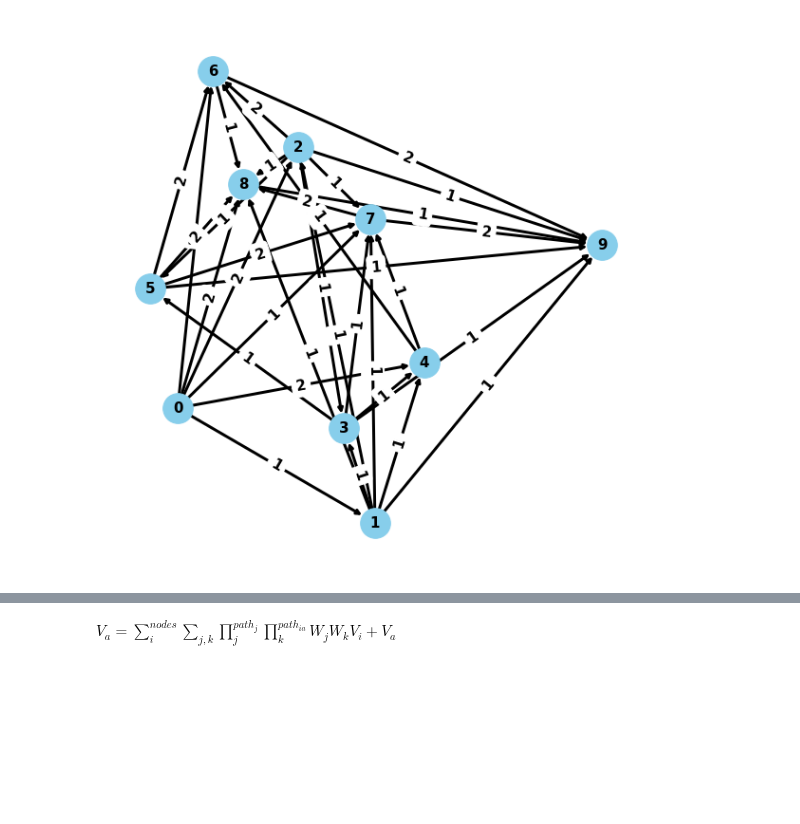
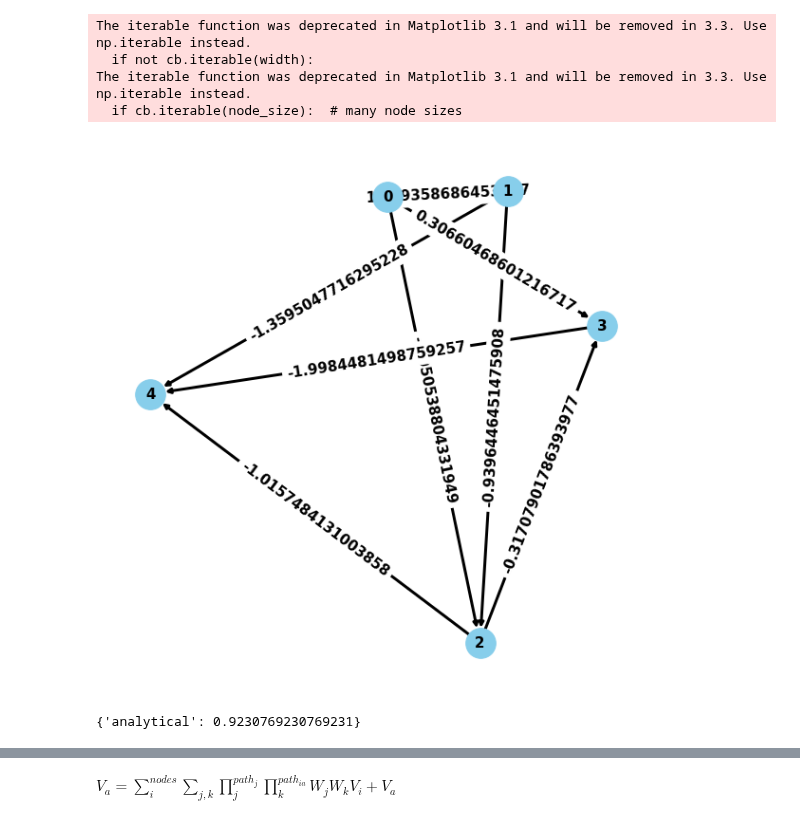
Before and after one commit to JakobSchauser/MscPhysics, a Jupyter notebook: PUK/Code/dag.ipynb, the cells around one changed output, grey strips where cells are left out. Saved outputs shown, nothing was run; the diff lists cells and outputs as text; code cells hidden in the pictures; blank space fills up the shorter version.

```diff
--- a/PUK/Code/dag.ipynb
+++ b/PUK/Code/dag.ipynb
@@ -1,13 +1,21 @@
 # %%
 import numpy as np
 import networkx as nx
 import matplotlib.pyplot as plt
 from itertools import product
 from pyvis.network import Network
 
 from DAG import DAG
 
-dag = DAG(n = 10, roots = 1, strength=3,precalculate_paths = True)
+dag = DAG(n = 5, roots = 1, strength=2, precalculate_paths = True)
 dag.plot()
 # %% [output]
+The iterable function was deprecated in Matplotlib 3.1 and will be removed in 3.3. Use np.iterable instead.
+  if not cb.iterable(width):
+The iterable function was deprecated in Matplotlib 3.1 and will be removed in 3.3. Use np.iterable instead.
+  if cb.iterable(node_size):  # many node sizes
-[figure, old version]
+[figure, new version]
+# %%
+dag.get_varsortability(analytical=True)
+# %% [output]
+{'analytical': 0.9230769230769231}
```
Also changed, not shown: parts of 8 cells of this notebook, 6 other files.
